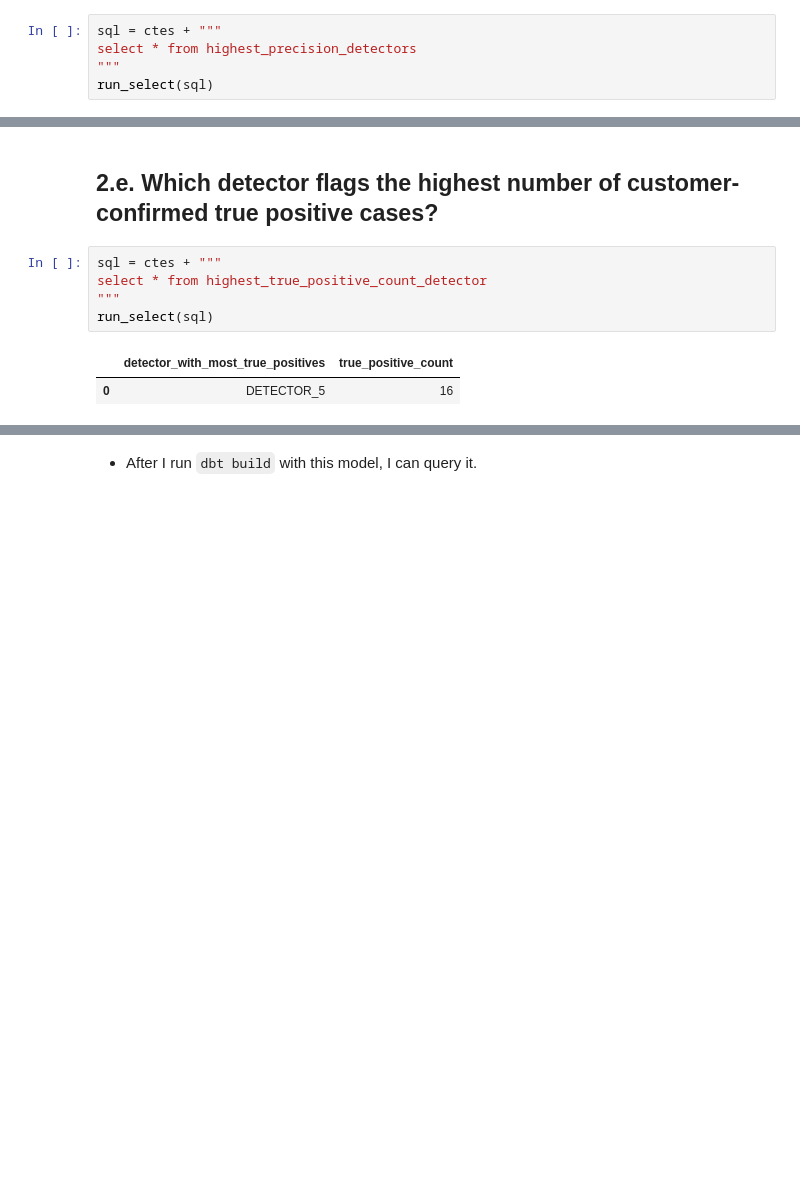
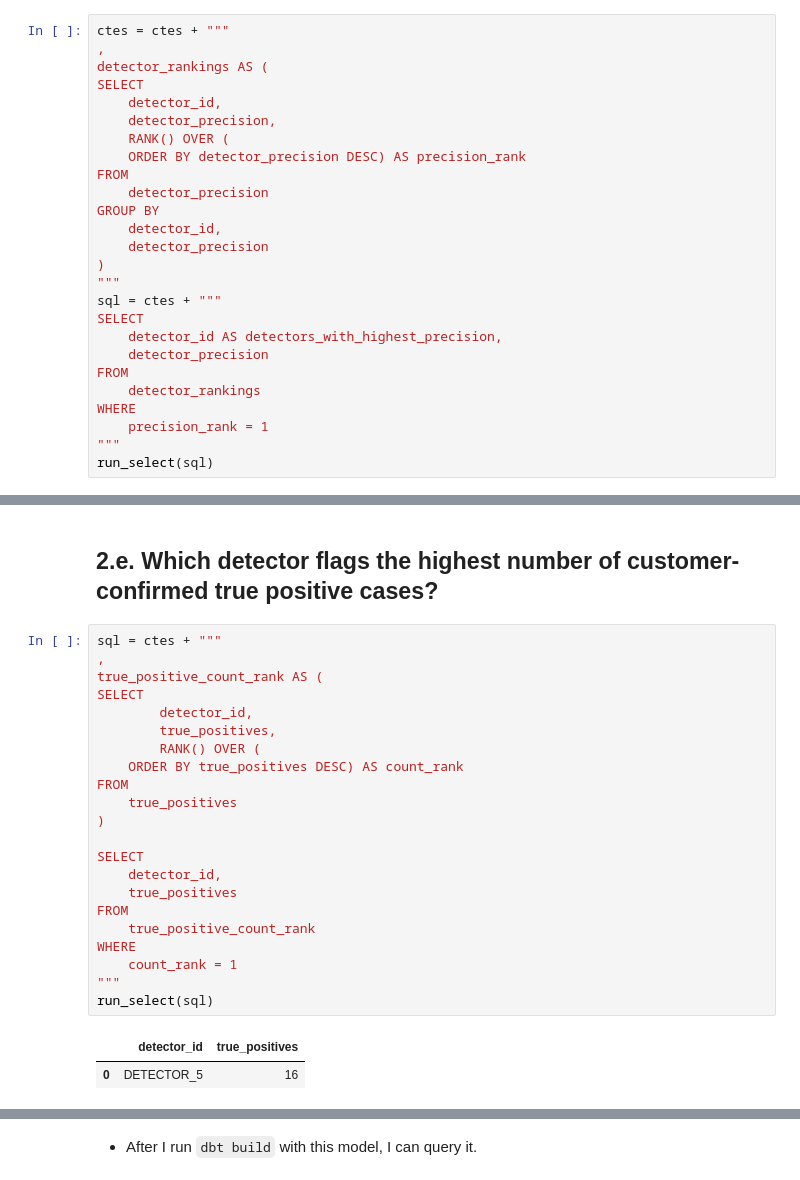
Before and after one commit to danbratton/abnormal_exercise, a Jupyter notebook: Abnormal.ipynb, the cells around one changed output, grey strips where cells are left out. Drawn from its saved outputs; the diff is of its cells as text; blank space fills up the shorter version.

```diff
--- a/Abnormal.ipynb
+++ b/Abnormal.ipynb
@@ -457,6 +475,27 @@ run_select(sql)
 # %%
+ctes = ctes + """
+,
+detector_rankings AS (
+SELECT
+	detector_id,
+	detector_precision,
+	RANK() OVER (
+	ORDER BY detector_precision DESC) AS precision_rank
+FROM
+	detector_precision
+GROUP BY
+	detector_id,
+	detector_precision
+)
+"""
 sql = ctes + """
-select * from highest_precision_detectors
+SELECT
+	detector_id AS detectors_with_highest_precision,
+	detector_precision
+FROM
+	detector_rankings
+WHERE
+	precision_rank = 1
 """
 run_select(sql)
 # %% [output]
@@ -476,11 +528,28 @@ run_select(sql)
 ## 2.e. Which detector flags the highest number of customer-confirmed true positive cases?
 # %%
 sql = ctes + """
-select * from highest_true_positive_count_detector
+,
+true_positive_count_rank AS (
+SELECT
+		detector_id,
+		true_positives,
+		RANK() OVER (
+	ORDER BY true_positives DESC) AS count_rank
+FROM
+	true_positives
+)
+
+SELECT
+	detector_id,
+	true_positives
+FROM
+	true_positive_count_rank
+WHERE
+	count_rank = 1
 """
 run_select(sql)
 # %% [output]
-|  | detector_with_most_true_positives | true_positive_count |
+|  | detector_id | true_positives |
 | 0 | DETECTOR_5 | 16 |
 # %% [markdown]
 # 3. Building a data pipeline
```
Also changed, not shown: parts of 24 cells of this notebook, 2 other files.
